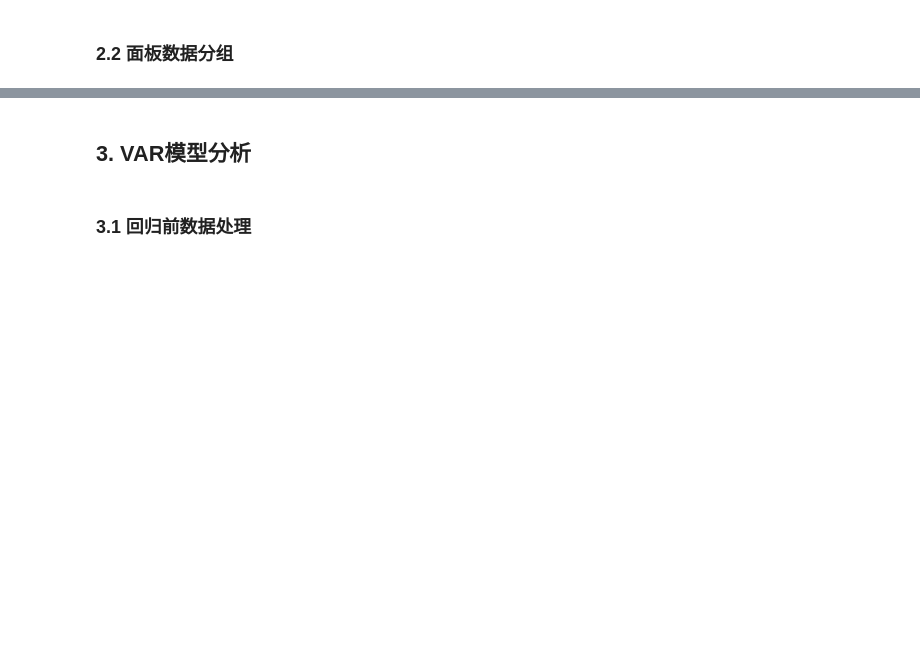
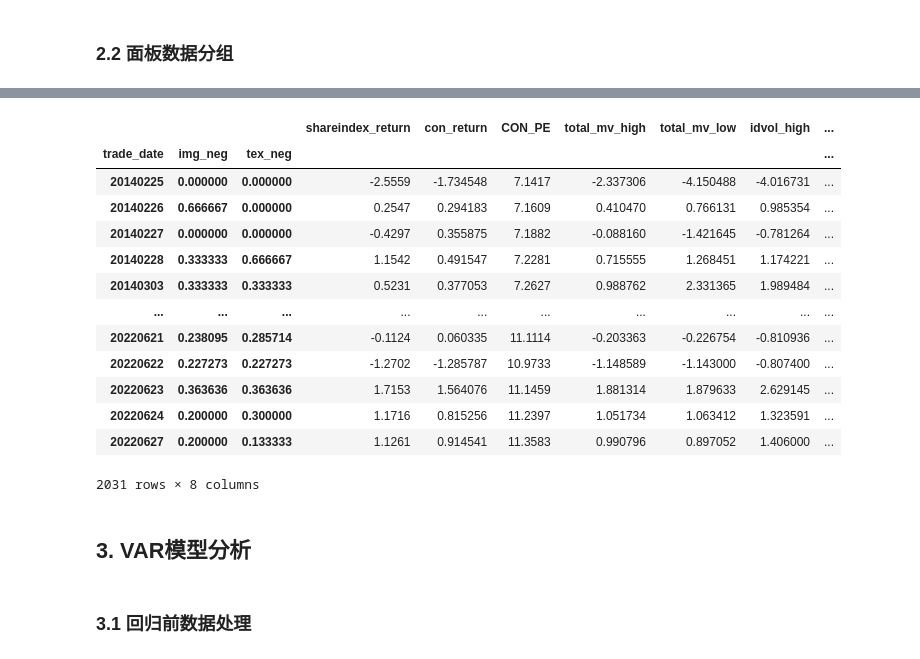
Before and after one commit to Colin-Bao/Investor-Sentiment, a Jupyter notebook: analyzer/analyzer.ipynb, the cells around one changed output, grey strips where cells are left out. Saved outputs shown, nothing was run; the diff lists cells and outputs as text; code cells hidden in the pictures; blank space fills up the shorter version.

```diff
--- a/analyzer/analyzer.ipynb
+++ b/analyzer/analyzer.ipynb
@@ -109,12 +94,12 @@ get_time_con_idx()
 def extract_panel():
     # 个股K线数据
     df_bar = (
-            cudf.read_parquet('./DataSets/ASHARE_BAR_PANEL.parquet', columns=['trade_date', 'ts_code', 'pct_chg'])
+            cudf.read_parquet(f'{DATASETS_PATH}ASHARE_BAR_PANEL.parquet', columns=['trade_date', 'ts_code', 'pct_chg'])
             .rename(columns={'pct_chg': 'share_return'})
     )
 
     # 个股基本面数据
-    df_basic = cudf.read_parquet('./DataSets/ASHARE_BASIC_PANEL.parquet', columns=['trade_date', 'ts_code', 'total_mv'])
+    df_basic = cudf.read_parquet(f'{DATASETS_PATH}ASHARE_BASIC_PANEL.parquet', columns=['trade_date', 'ts_code', 'total_mv'])
 
     # 合并
     df_p = cudf.concat([df_bar, df_basic], join="left", axis=1, sort=True)
@@ -137,7 +122,7 @@ def extract_time_series():
 
     # shibor数据
     df_shibor = (
-            pd.read_sql_table('SHIBOR', db_loader.ENGINE, 'FIN_DAILY_INDEX', columns=['trade_date', '3m'])
+            pd.read_sql_table('SHIBOR', db_loader.ENGINE, 'FIN_DAILY_MACRO', columns=['trade_date', '3m'])
             .astype(dtype={'trade_date': 'uint32'}).set_index('trade_date').rename(columns={'3m': 'riskfree_return'}) / 360
     )
 
@@ -151,10 +136,10 @@ def extract_time_series():
     )
 
     # 一致预期数据
-    df_con_idx = get_time_con_idx()
+    # df_con_idx = get_time_con_idx()
 
     return (cudf.from_pandas(pd.concat([df_share_index, df_shibor], join="inner", axis=1, sort=True)),
-            pd.concat([df_sent, df_share_index, df_shibor, df_con_idx], join="inner", axis=1, sort=True))
+            pd.concat([df_sent, df_share_index, df_shibor], join="inner", axis=1, sort=True))
 
 
 # 合并数据
@@ -315,23 +318,39 @@ df_group_time
 # %%
 # 合并其他时间序列数据
 df_series_join = (cudf.concat([cudf.from_pandas(df_time_series), df_group_time], join="left", axis=1, sort=True).dropna(axis=0)
                   .reset_index().set_index(['trade_date', 'img_neg', 'tex_neg']).drop(columns='riskfree_return').to_pandas())
 
 
 # 增加残差
 def add_residual(df):
     df_temp = df[['con_return', 'shareindex_return']].copy()
-    df_temp['CONST'] = 1
-    model_ols = RollingOLS(endog=df_temp[['con_return']], exog=df_temp[['CONST', 'shareindex_return']], window=5)
-    df_ols = model_ols.fit().params
-    df_temp['con_residual_return'] = df_temp['con_return'] - (
-            df_ols['CONST'] * df_temp['CONST'] + df_temp['shareindex_return'] * df_ols['shareindex_return'])
+    # df_temp['CONST'] = 1
+    # model_ols = RollingOLS(endog=df_temp[['con_return']], exog=df_temp[['CONST', 'shareindex_return']], window=2)
+    # df_ols = model_ols.fit().params
+    # df_temp['con_residual_return'] = df_temp['con_return'] - (
+    #         df_ols['CONST'] * df_temp['CONST'] + df_temp['shareindex_return'] * df_ols['shareindex_return'])
+    df_temp['con_residual_return'] = df_temp['con_return'] - df_temp['shareindex_return']
     return pd.concat([df, df_temp[['con_residual_return']]], axis=1).dropna(axis=0)
 
 
 #
 df_series_join = add_residual(df_series_join)
 df_series_join
+# %% [output]
+|  |  |  | shareindex_return | con_return | CON_PE | total_mv_high | total_mv_low | idvol_high | ... |
+| trade_date | img_neg | tex_neg |  |  |  |  |  |  | ... |
+| 20140225 | 0.000000 | 0.000000 | -2.5559 | -1.734548 | 7.1417 | -2.337306 | -4.150488 | -4.016731 | ... |
+| 20140226 | 0.666667 | 0.000000 | 0.2547 | 0.294183 | 7.1609 | 0.410470 | 0.766131 | 0.985354 | ... |
+| 20140227 | 0.000000 | 0.000000 | -0.4297 | 0.355875 | 7.1882 | -0.088160 | -1.421645 | -0.781264 | ... |
+| 20140228 | 0.333333 | 0.666667 | 1.1542 | 0.491547 | 7.2281 | 0.715555 | 1.268451 | 1.174221 | ... |
+| 20140303 | 0.333333 | 0.333333 | 0.5231 | 0.377053 | 7.2627 | 0.988762 | 2.331365 | 1.989484 | ... |
+| ... | ... | ... | ... | ... | ... | ... | ... | ... | ... |
+| 20220621 | 0.238095 | 0.285714 | -0.1124 | 0.060335 | 11.1114 | -0.203363 | -0.226754 | -0.810936 | ... |
+| 20220622 | 0.227273 | 0.227273 | -1.2702 | -1.285787 | 10.9733 | -1.148589 | -1.143000 | -0.807400 | ... |
+| 20220623 | 0.363636 | 0.363636 | 1.7153 | 1.564076 | 11.1459 | 1.881314 | 1.879633 | 2.629145 | ... |
+| 20220624 | 0.200000 | 0.300000 | 1.1716 | 0.815256 | 11.2397 | 1.051734 | 1.063412 | 1.323591 | ... |
+| 20220627 | 0.200000 | 0.133333 | 1.1261 | 0.914541 | 11.3583 | 0.990796 | 0.897052 | 1.406000 | ... |
+2031 rows × 8 columns
 # %% [markdown]
 ## 3. VAR模型分析
 # %% [markdown]
```
Also changed, not shown: parts of 10 cells of this notebook, 2 other files.
